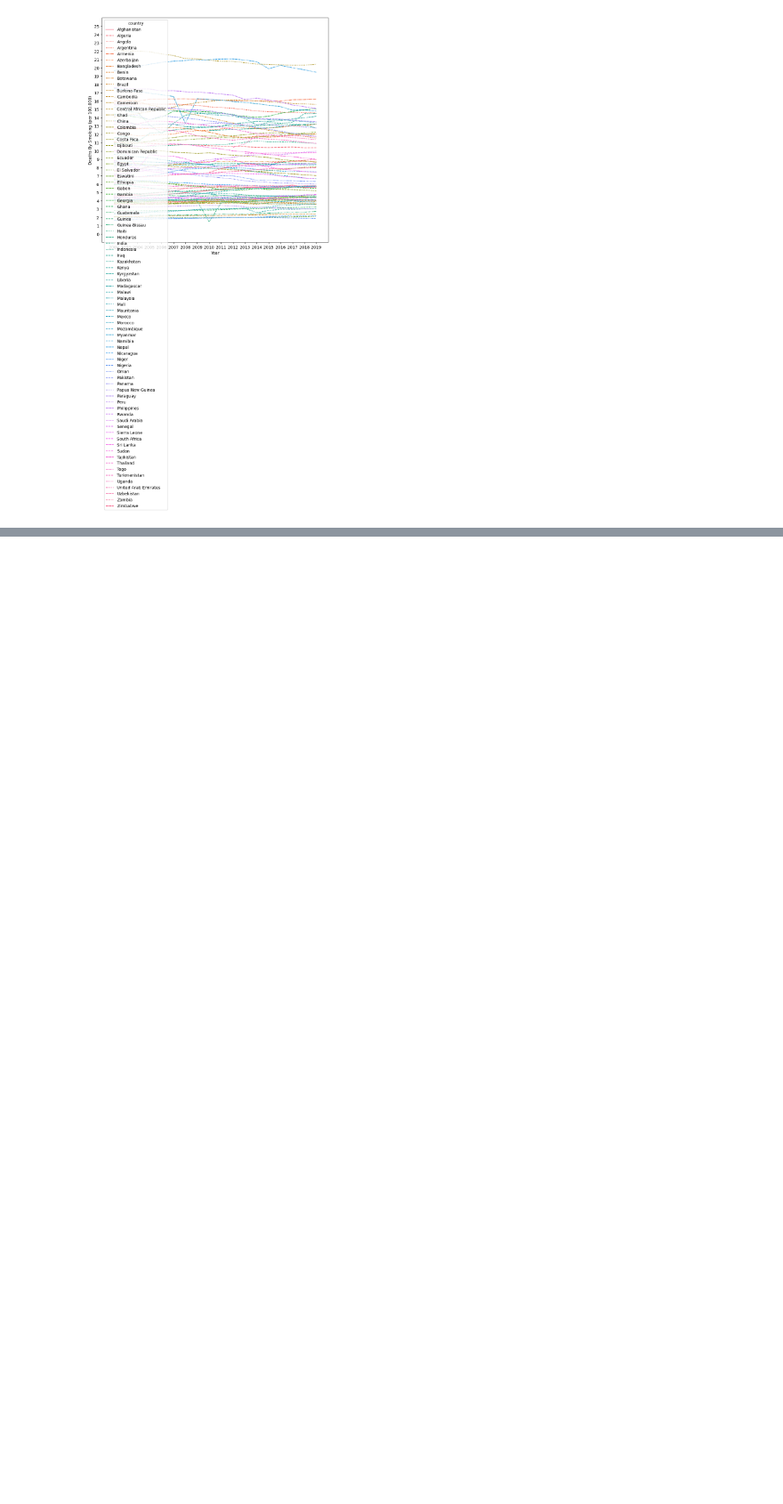
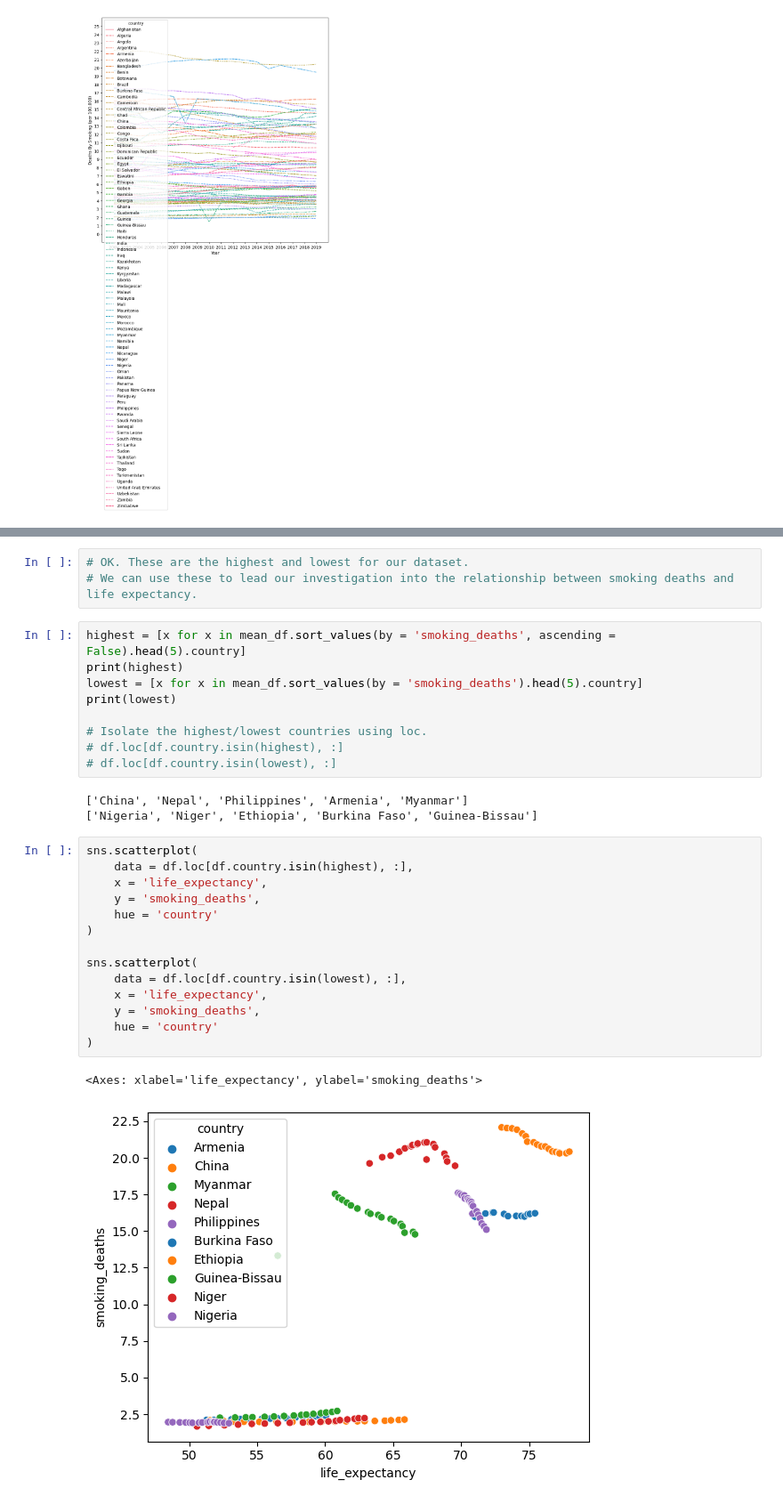
Before and after one commit to BramSunner/project-1-group-04, a Jupyter notebook: ethan-work/ethan-question.ipynb, the cells around one changed output, grey strips where cells are left out. Shown at 89% size. Cells and saved outputs as stored; diff of their text form; blank space fills up the shorter version.

```diff
--- a/ethan-work/ethan-question.ipynb
+++ b/ethan-work/ethan-question.ipynb
@@ -169,0 +312,32 @@ plt.show()
+# %%
+# OK. These are the highest and lowest for our dataset.
+# We can use these to lead our investigation into the relationship between smoking deaths and life expectancy.
+# %%
+highest = [x for x in mean_df.sort_values(by = 'smoking_deaths', ascending = False).head(5).country]
+print(highest)
+lowest = [x for x in mean_df.sort_values(by = 'smoking_deaths').head(5).country]
+print(lowest)
+
+# Isolate the highest/lowest countries using loc.
+# df.loc[df.country.isin(highest), :]
+# df.loc[df.country.isin(lowest), :]
+# %% [output]
+['China', 'Nepal', 'Philippines', 'Armenia', 'Myanmar']
+['Nigeria', 'Niger', 'Ethiopia', 'Burkina Faso', 'Guinea-Bissau']
+# %%
+sns.scatterplot(
+    data = df.loc[df.country.isin(highest), :],
+    x = 'life_expectancy',
+    y = 'smoking_deaths',
+    hue = 'country'
+)
+
+sns.scatterplot(
+    data = df.loc[df.country.isin(lowest), :],
+    x = 'life_expectancy',
+    y = 'smoking_deaths',
+    hue = 'country'
+)
+# %% [output]
+<Axes: xlabel='life_expectancy', ylabel='smoking_deaths'>
+[figure, added]
```
Also changed, not shown: parts of 13 cells of this notebook.
